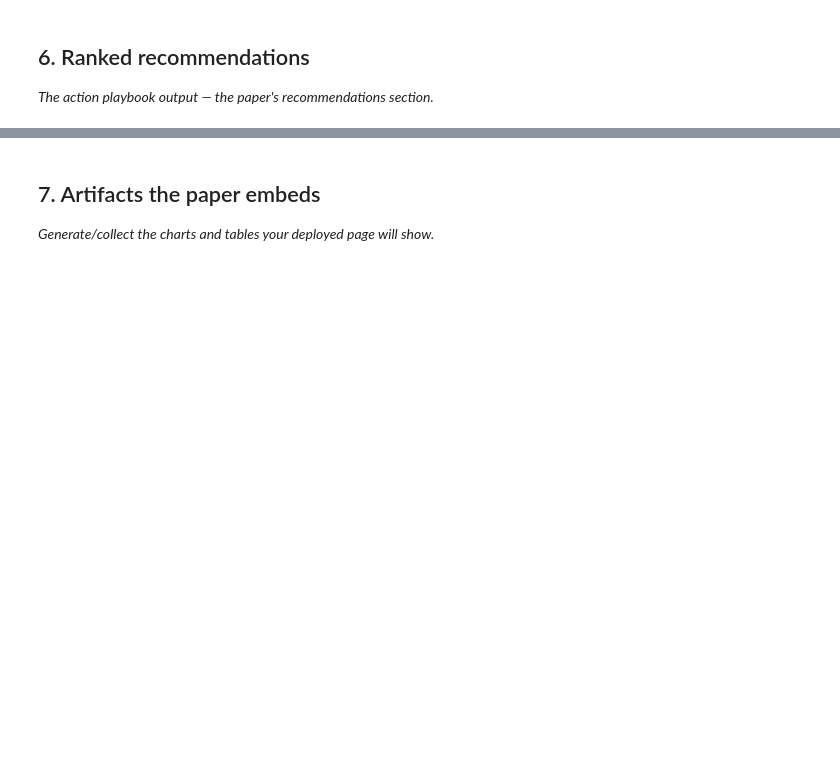
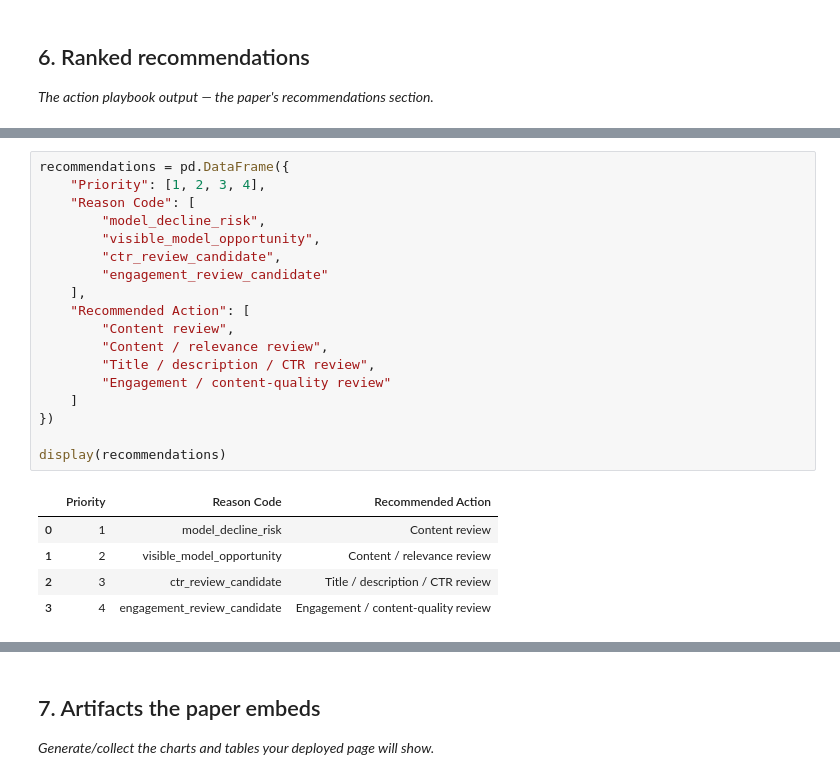
Before and after one commit to pathakadithi/flyrank-ml-internship, a Jupyter notebook: work/notebooks/capstone.ipynb, the cells around one changed output, grey strips where cells are left out. Saved outputs shown, nothing was run; the diff lists cells and outputs as text; blank space fills up the shorter version.

```diff
--- a/work/notebooks/capstone.ipynb
+++ b/work/notebooks/capstone.ipynb
@@ -427,0 +403,24 @@ KeyboardInterrupt:
+# %%
+recommendations = pd.DataFrame({
+    "Priority": [1, 2, 3, 4],
+    "Reason Code": [
+        "model_decline_risk",
+        "visible_model_opportunity",
+        "ctr_review_candidate",
+        "engagement_review_candidate"
+    ],
+    "Recommended Action": [
+        "Content review",
+        "Content / relevance review",
+        "Title / description / CTR review",
+        "Engagement / content-quality review"
+    ]
+})
+
+display(recommendations)
+# %% [output]
+|  | Priority | Reason Code | Recommended Action |
+| 0 | 1 | model_decline_risk | Content review |
+| 1 | 2 | visible_model_opportunity | Content / relevance review |
+| 2 | 3 | ctr_review_candidate | Title / description / CTR review |
+| 3 | 4 | engagement_review_candidate | Engagement / content-quality review |
```
Also changed, not shown: parts of 41 cells of this notebook.
